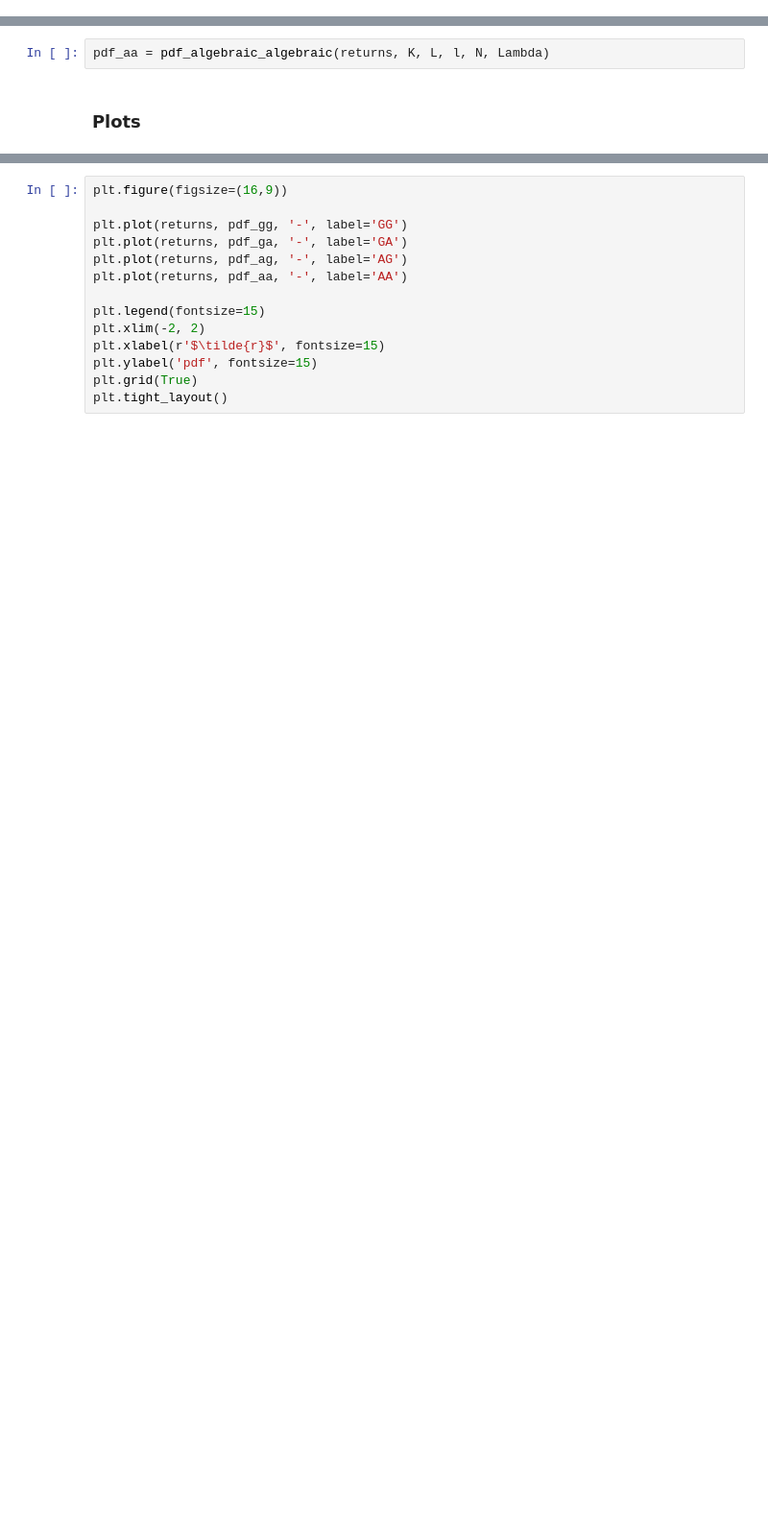
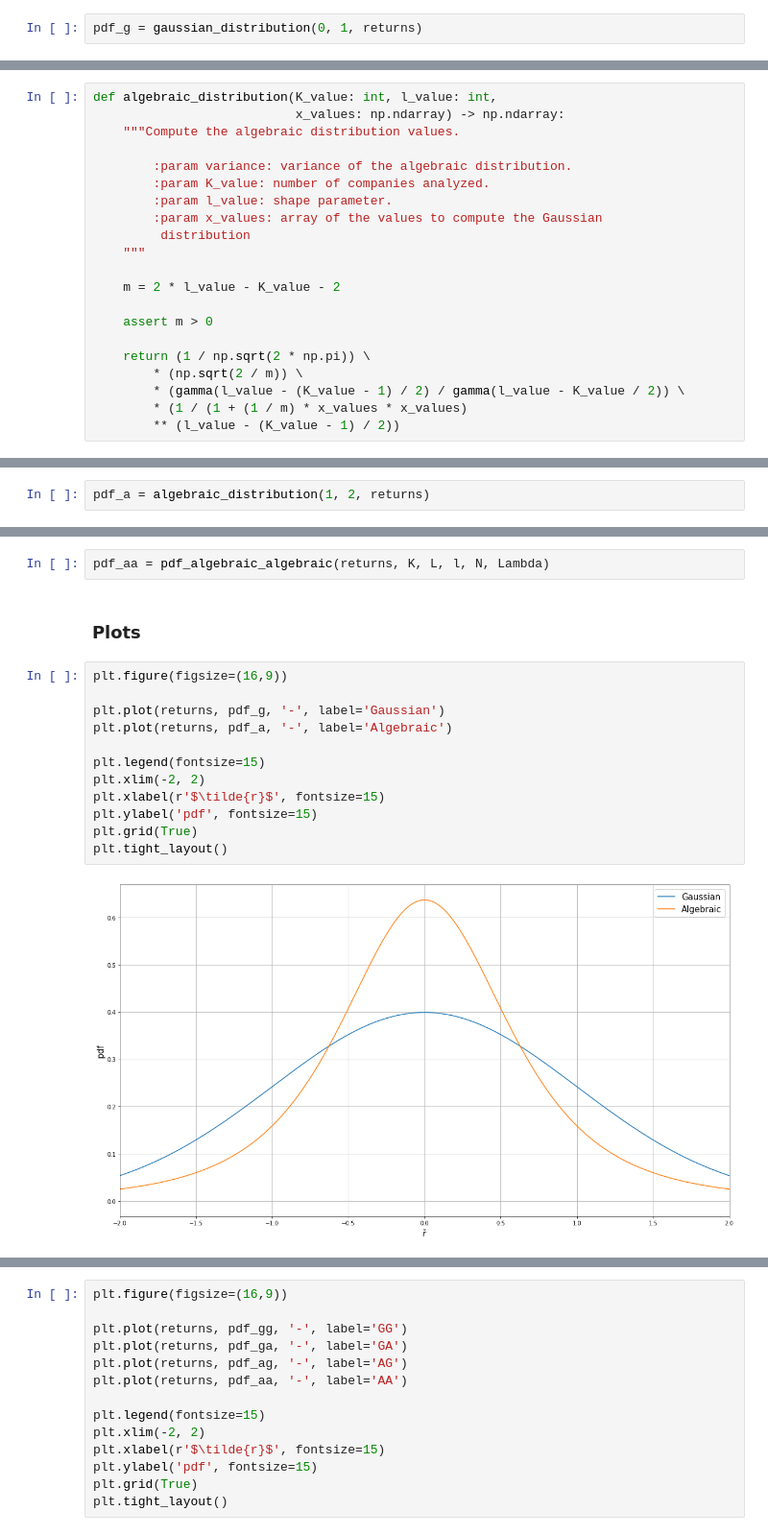
Before and after one commit to juanhenao21/exact_distributions_financial, a Jupyter notebook: project/distribution_tests/exact_multivariate_ampl_distributions_python.ipynb, the cells around one changed output, grey strips where cells are left out. Shown at 96% size. Cells and saved outputs as stored; diff of their text form; blank space fills up the shorter version.

Commit message:
Check distributions values

```diff
--- a/project/distribution_tests/exact_multivariate_ampl_distributions_python.ipynb
+++ b/project/distribution_tests/exact_multivariate_ampl_distributions_python.ipynb
@@ -30,0 +46,2 @@ l = 55
+# %%
+pdf_g = gaussian_distribution(0, 1, returns)
@@ -30,0 +50,21 @@ l = 55
+# %%
+def algebraic_distribution(K_value: int, l_value: int,
+                           x_values: np.ndarray) -> np.ndarray:
+    """Compute the algebraic distribution values.
+
+        :param variance: variance of the algebraic distribution.
+        :param K_value: number of companies analyzed.
+        :param l_value: shape parameter.
+        :param x_values: array of the values to compute the Gaussian
+         distribution
+    """
+
+    m = 2 * l_value - K_value - 2
+
+    assert m > 0
+
+    return (1 / np.sqrt(2 * np.pi)) \
+        * (np.sqrt(2 / m)) \
+        * (gamma(l_value - (K_value - 1) / 2) / gamma(l_value - K_value / 2)) \
+        * (1 / (1 + (1 / m) * x_values * x_values)
+        ** (l_value - (K_value - 1) / 2))
@@ -31,3 +81,5 @@ l = 55
+# %%
+pdf_a = algebraic_distribution(1, 2, returns)
 # %% [markdown]
 ### Gaussian-Gaussian Probability Density Function
 # %%
@@ -133,3 +185,17 @@ def pdf_algebraic_algebraic(returns: np.ndarray, K: float, L: float, l: float, N
 pdf_aa = pdf_algebraic_algebraic(returns, K, L, l, N, Lambda)
 # %% [markdown]
 ### Plots
+# %%
+plt.figure(figsize=(16,9))
+
+plt.plot(returns, pdf_g, '-', label='Gaussian')
+plt.plot(returns, pdf_a, '-', label='Algebraic')
+
+plt.legend(fontsize=15)
+plt.xlim(-2, 2)
+plt.xlabel(r'$\tilde{r}$', fontsize=15)
+plt.ylabel('pdf', fontsize=15)
+plt.grid(True)
+plt.tight_layout()
+# %% [output]
+[figure, added]
```
Also changed, not shown: parts of 5 cells of this notebook, 1 other file.
